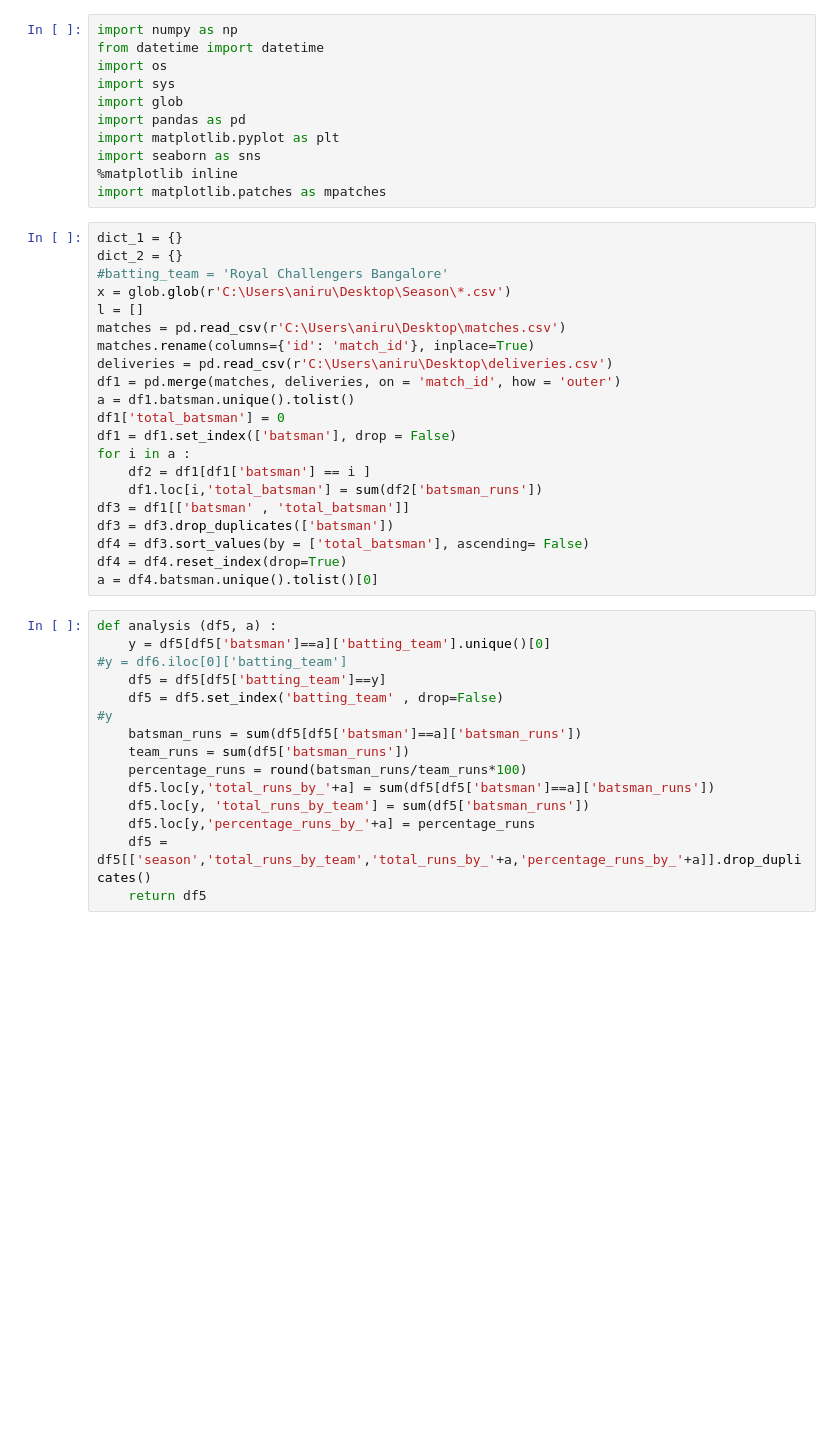
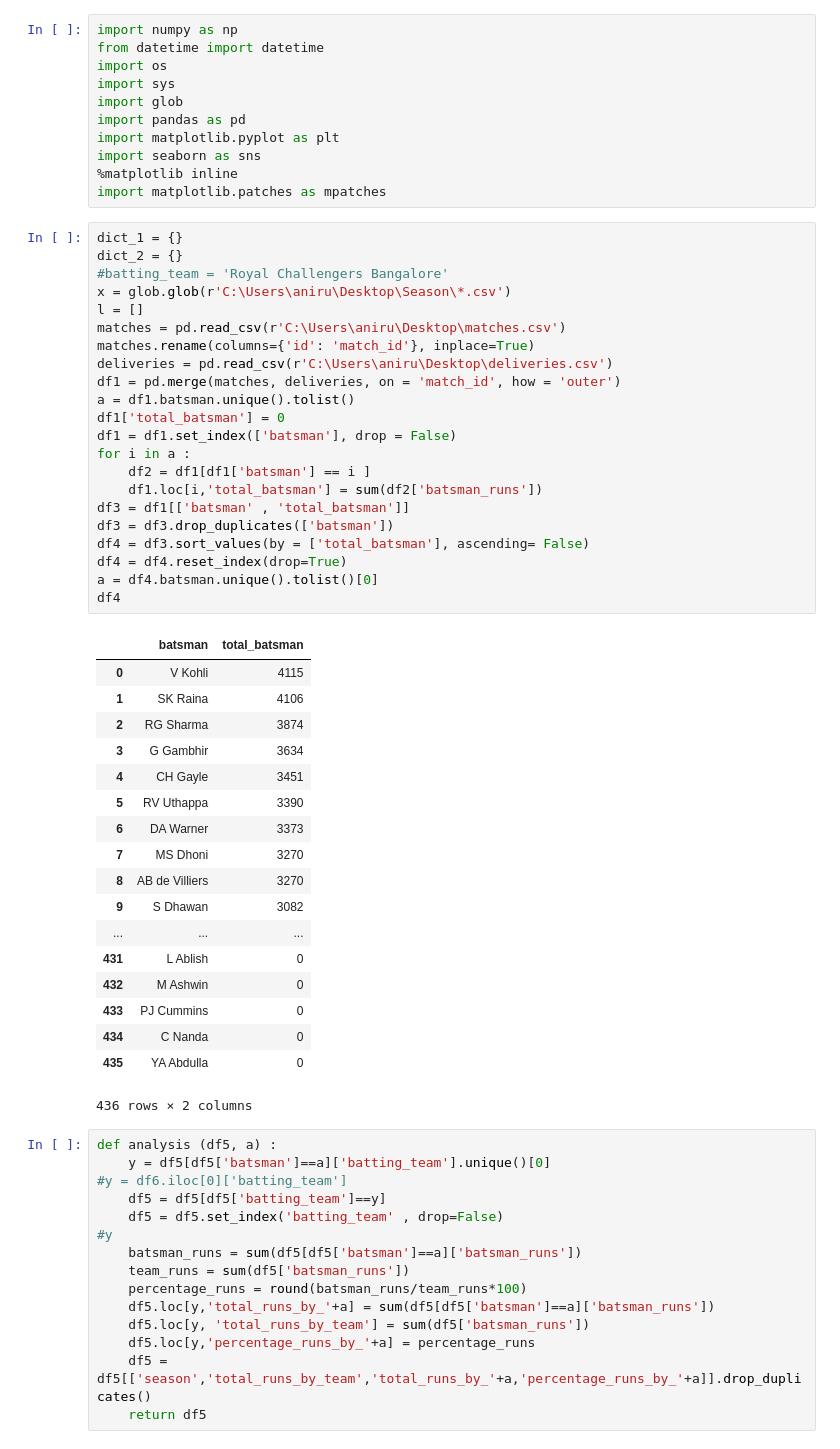
Before and after one commit to raoani/pythondataanalysis, a Jupyter notebook: IPLAnalysis/PythonAnalysis/analysis_3.ipynb, the cells around one changed output. Cells and saved outputs as stored; diff of their text form; blank space fills up the shorter version.

```diff
--- a/IPLAnalysis/PythonAnalysis/analysis_3.ipynb
+++ b/IPLAnalysis/PythonAnalysis/analysis_3.ipynb
@@ -12,24 +12,44 @@ import matplotlib.patches as mpatches
 # %%
 dict_1 = {}
 dict_2 = {}
 #batting_team = 'Royal Challengers Bangalore'
 x = glob.glob(r'C:\Users\aniru\Desktop\Season\*.csv')
 l = []
 matches = pd.read_csv(r'C:\Users\aniru\Desktop\matches.csv')
 matches.rename(columns={'id': 'match_id'}, inplace=True)
 deliveries = pd.read_csv(r'C:\Users\aniru\Desktop\deliveries.csv')
 df1 = pd.merge(matches, deliveries, on = 'match_id', how = 'outer')
 a = df1.batsman.unique().tolist()
 df1['total_batsman'] = 0
 df1 = df1.set_index(['batsman'], drop = False)
 for i in a :
     df2 = df1[df1['batsman'] == i ]
     df1.loc[i,'total_batsman'] = sum(df2['batsman_runs'])
 df3 = df1[['batsman' , 'total_batsman']]
 df3 = df3.drop_duplicates(['batsman'])
 df4 = df3.sort_values(by = ['total_batsman'], ascending= False)
 df4 = df4.reset_index(drop=True)
 a = df4.batsman.unique().tolist()[0]
+df4
+# %% [output]
+|  | batsman | total_batsman |
+| 0 | V Kohli | 4115 |
+| 1 | SK Raina | 4106 |
+| 2 | RG Sharma | 3874 |
+| 3 | G Gambhir | 3634 |
+| 4 | CH Gayle | 3451 |
+| 5 | RV Uthappa | 3390 |
+| 6 | DA Warner | 3373 |
+| 7 | MS Dhoni | 3270 |
+| 8 | AB de Villiers | 3270 |
+| 9 | S Dhawan | 3082 |
+| ... | ... | ... |
+| 431 | L Ablish | 0 |
+| 432 | M Ashwin | 0 |
+| 433 | PJ Cummins | 0 |
+| 434 | C Nanda | 0 |
+| 435 | YA Abdulla | 0 |
+436 rows × 2 columns
 # %%
 def analysis (df5, a) :
     y = df5[df5['batsman']==a]['batting_team'].unique()[0]
```
Also changed, not shown: parts of 1 cell of this notebook, 13 other files.
